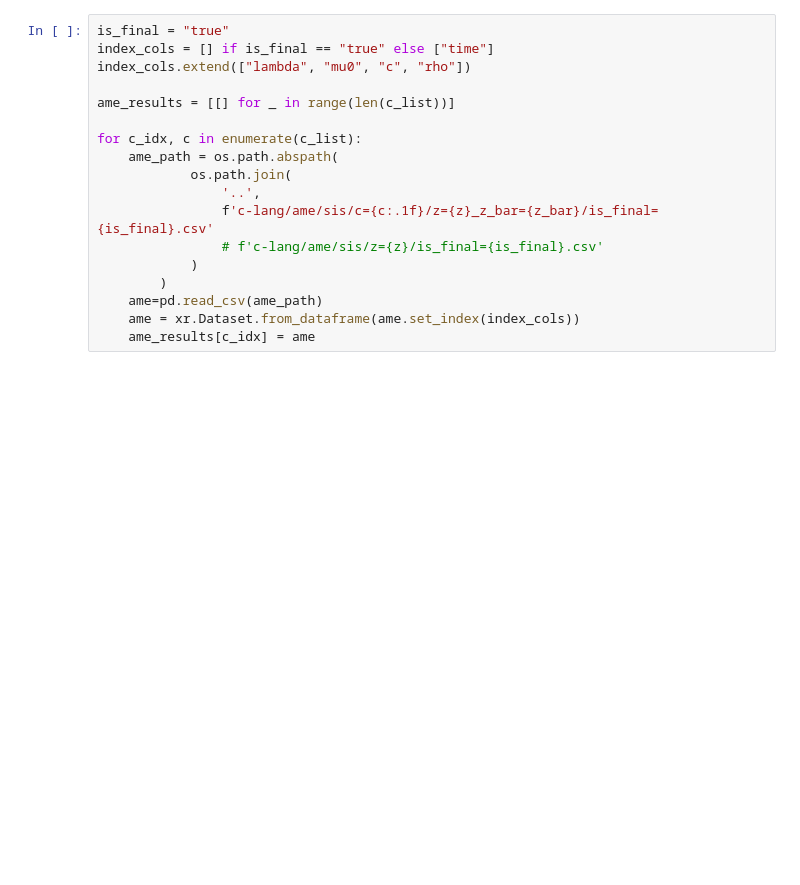
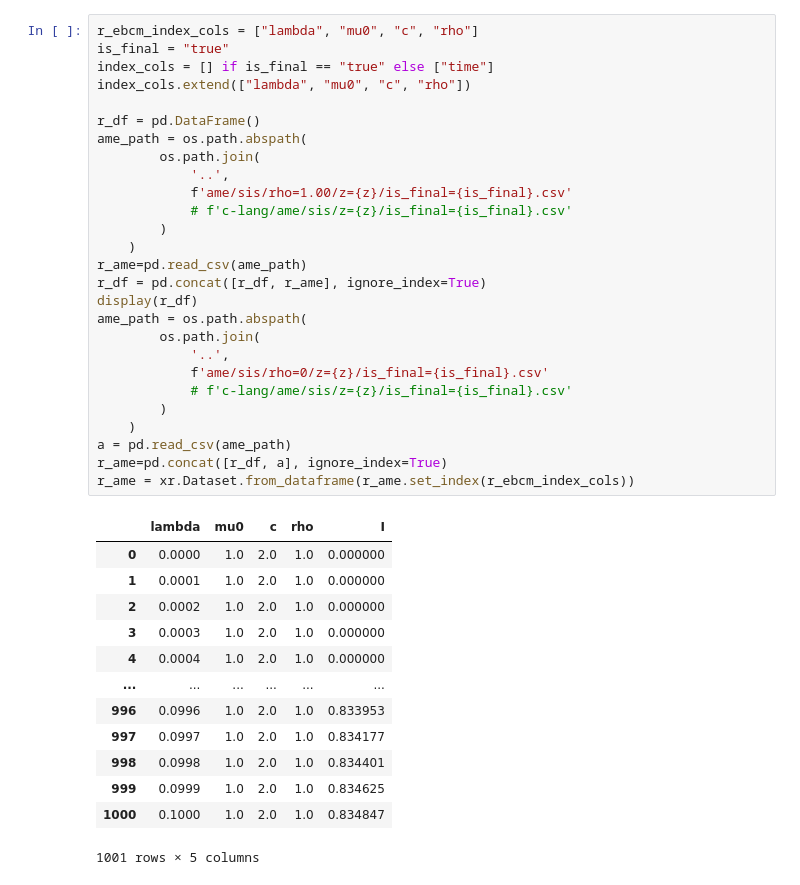
Before and after one commit to Kojirouuuu/trend-sar, a Jupyter notebook: notebook/trend-sis-with-ame.ipynb, the cells around one changed output. Drawn from its saved outputs; the diff is of its cells as text; blank space fills up the shorter version.

```diff
--- a/notebook/trend-sis-with-ame.ipynb
+++ b/notebook/trend-sis-with-ame.ipynb
@@ -55,19 +93,42 @@ if network_type == "TwoRR":
 # %%
+r_ebcm_index_cols = ["lambda", "mu0", "c", "rho"]
 is_final = "true"
 index_cols = [] if is_final == "true" else ["time"]
 index_cols.extend(["lambda", "mu0", "c", "rho"])
 
-ame_results = [[] for _ in range(len(c_list))]
-
-for c_idx, c in enumerate(c_list):
-    ame_path = os.path.abspath(
-            os.path.join(
-                '..',
-                f'c-lang/ame/sis/c={c:.1f}/z={z}_z_bar={z_bar}/is_final={is_final}.csv'
-                # f'c-lang/ame/sis/z={z}/is_final={is_final}.csv'
-            )
+r_df = pd.DataFrame()
+ame_path = os.path.abspath(
+        os.path.join(
+            '..',
+            f'ame/sis/rho=1.00/z={z}/is_final={is_final}.csv'
+            # f'c-lang/ame/sis/z={z}/is_final={is_final}.csv'
         )
-    ame=pd.read_csv(ame_path)
-    ame = xr.Dataset.from_dataframe(ame.set_index(index_cols))
-    ame_results[c_idx] = ame
+    )
+r_ame=pd.read_csv(ame_path)
+r_df = pd.concat([r_df, r_ame], ignore_index=True)
+display(r_df)
+ame_path = os.path.abspath(
+        os.path.join(
+            '..',
+            f'ame/sis/rho=0/z={z}/is_final={is_final}.csv'
+            # f'c-lang/ame/sis/z={z}/is_final={is_final}.csv'
+        )
+    )
+a = pd.read_csv(ame_path)
+r_ame=pd.concat([r_df, a], ignore_index=True)
+r_ame = xr.Dataset.from_dataframe(r_ame.set_index(r_ebcm_index_cols))
+# %% [output]
+|  | lambda | mu0 | c | rho | I |
+| 0 | 0.0000 | 1.0 | 2.0 | 1.0 | 0.000000 |
+| 1 | 0.0001 | 1.0 | 2.0 | 1.0 | 0.000000 |
+| 2 | 0.0002 | 1.0 | 2.0 | 1.0 | 0.000000 |
+| 3 | 0.0003 | 1.0 | 2.0 | 1.0 | 0.000000 |
+| 4 | 0.0004 | 1.0 | 2.0 | 1.0 | 0.000000 |
+| ... | ... | ... | ... | ... | ... |
+| 996 | 0.0996 | 1.0 | 2.0 | 1.0 | 0.833953 |
+| 997 | 0.0997 | 1.0 | 2.0 | 1.0 | 0.834177 |
+| 998 | 0.0998 | 1.0 | 2.0 | 1.0 | 0.834401 |
+| 999 | 0.0999 | 1.0 | 2.0 | 1.0 | 0.834625 |
+| 1000 | 0.1000 | 1.0 | 2.0 | 1.0 | 0.834847 |
+1001 rows × 5 columns
 # %%
```
Also changed, not shown: parts of 8 cells of this notebook, 10 other files.
